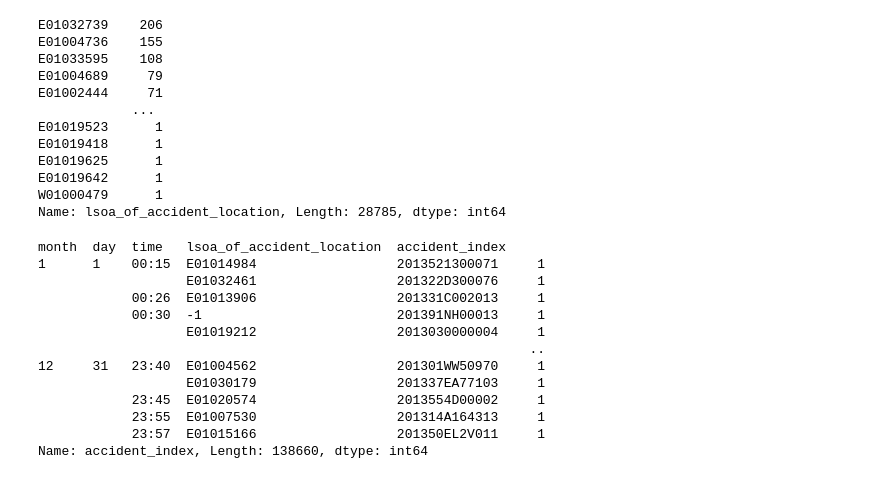
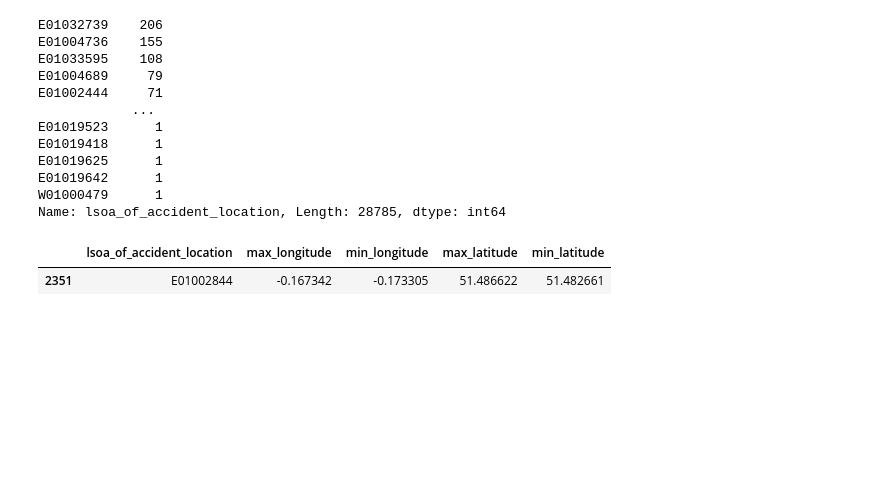
Before and after one commit to allaaamr/DataEngineering, a Jupyter notebook: main.ipynb, the cells around one changed output. Saved outputs shown, nothing was run; the diff lists cells and outputs as text; code cells hidden in the pictures; blank space fills up the shorter version.

Commit message:
imputing lsoa from longitude & latitude

```diff
--- a/main.ipynb
+++ b/main.ipynb
@@ -261,20 +261,11 @@ E01019625      1
 E01019642      1
 W01000479      1
 Name: lsoa_of_accident_location, Length: 28785, dtype: int64
-# %%
-
-df.groupby(['month', 'day', 'time','lsoa_of_accident_location'])['accident_index'].value_counts()
-# %% [output]
-month  day  time   lsoa_of_accident_location  accident_index
-1      1    00:15  E01014984                  2013521300071     1
-                   E01032461                  201322D300076     1
-            00:26  E01013906                  201331C002013     1
-            00:30  -1                         201391NH00013     1
-                   E01019212                  2013030000004     1
-                                                               ..
-12     31   23:40  E01004562                  201301WW50970     1
-                   E01030179                  201337EA77103     1
-            23:45  E01020574                  2013554D00002     1
-            23:55  E01007530                  201314A164313     1
-            23:57  E01015166                  201350EL2V011     1
-Name: accident_index, Length: 138660, dtype: int64
+# %%
+
+df_lsoa =  pd.DataFrame()
+df_lsoa['max_longitude'] = df_clean.groupby(['lsoa_of_accident_location'])['longitude'].max()
+df_lsoa['min_longitude'] = df_clean.groupby(['lsoa_of_accident_location'])['longitude'].min()
+df_lsoa['max_latitude'] = df_clean.groupby(['lsoa_of_accident_location'])['latitude'].max()
+df_lsoa['min_latitude'] = df_clean.groupby(['lsoa_of_accident_location'])['latitude'].min()
+df_lsoa = df_lsoa.reset_index(level=0)
@@ -280,0 +292,14 @@ Name: accident_index, Length: 138660, dtype: int64
+# %%
+# lsoa_null_entries = df_clean[df_clean['lsoa_of_accident_location'].isna()]
+# df_clean['edites_lsoa'] = df.apply(lambda row : locate_lsoa(row['longitude'],
+#                      row['latitude']), axis = 1)
+# df_clean['longitude'], df_clean['latitude'], df_clean['lsoa_of_accident_location']
+
+#checking correctness- E01002844
+df_lsoa[(df_lsoa['max_longitude'] >= -0.171402) &
+   (df_lsoa['min_longitude'] <= -0.171402) &
+   (df_lsoa['max_latitude'] >= 51.486361) &
+   (df_lsoa['min_latitude'] <= 51.486361)]
+# %% [output]
+|  | lsoa_of_accident_location | max_longitude | min_longitude | max_latitude | min_latitude |
+| 2351 | E01002844 | -0.167342 | -0.173305 | 51.486622 | 51.482661 |
```
Also changed, not shown: parts of 5 cells of this notebook.
